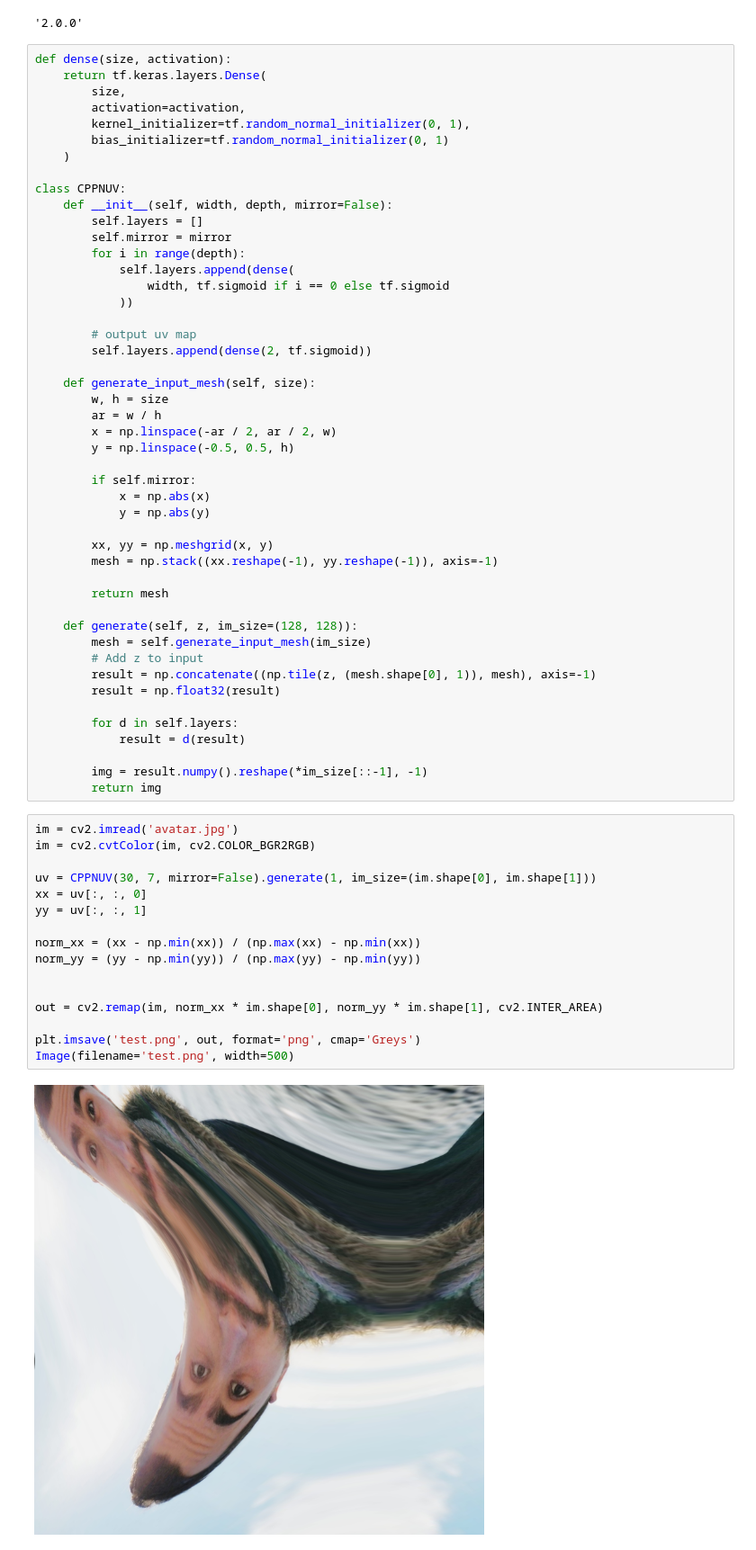
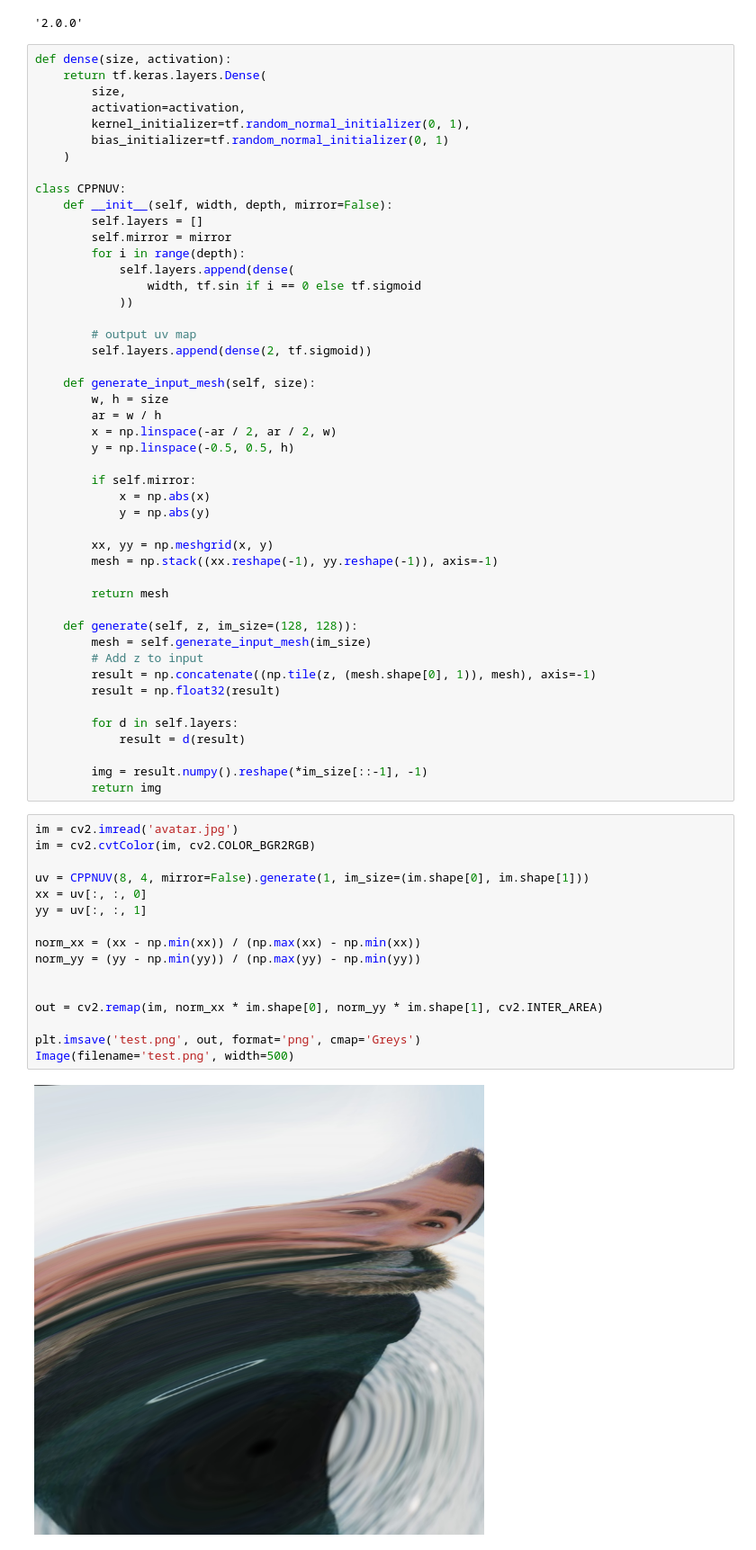
Before and after one commit to ichko/ml-playground, a Jupyter notebook: notebooks/cppn-2-uv-map.ipynb, the cells around one changed output. Shown at 90% size. Saved outputs shown, nothing was run; the diff lists cells and outputs as text.

```diff
--- a/notebooks/cppn-2-uv-map.ipynb
+++ b/notebooks/cppn-2-uv-map.ipynb
@@ -34,7 +34,7 @@ class CPPNUV:
         self.mirror = mirror
         for i in range(depth):
             self.layers.append(dense(
-                width, tf.sigmoid if i == 0 else tf.sigmoid
+                width, tf.sin if i == 0 else tf.sigmoid
             ))
 
         # output uv map
@@ -69,18 +69,18 @@ class CPPNUV:
 # %%
 im = cv2.imread('avatar.jpg')
 im = cv2.cvtColor(im, cv2.COLOR_BGR2RGB)
 
-uv = CPPNUV(30, 7, mirror=False).generate(1, im_size=(im.shape[0], im.shape[1]))
+uv = CPPNUV(8, 4, mirror=False).generate(1, im_size=(im.shape[0], im.shape[1]))
 xx = uv[:, :, 0]
 yy = uv[:, :, 1]
 
 norm_xx = (xx - np.min(xx)) / (np.max(xx) - np.min(xx))
 norm_yy = (yy - np.min(yy)) / (np.max(yy) - np.min(yy))
 
 
 out = cv2.remap(im, norm_xx * im.shape[0], norm_yy * im.shape[1], cv2.INTER_AREA)
 
 plt.imsave('test.png', out, format='png', cmap='Greys')
 Image(filename='test.png', width=500)
 # %% [output]
-[figure, old version]
+[figure, new version]
```
Also changed, not shown: parts of 8 cells of this notebook, 5 other files.
